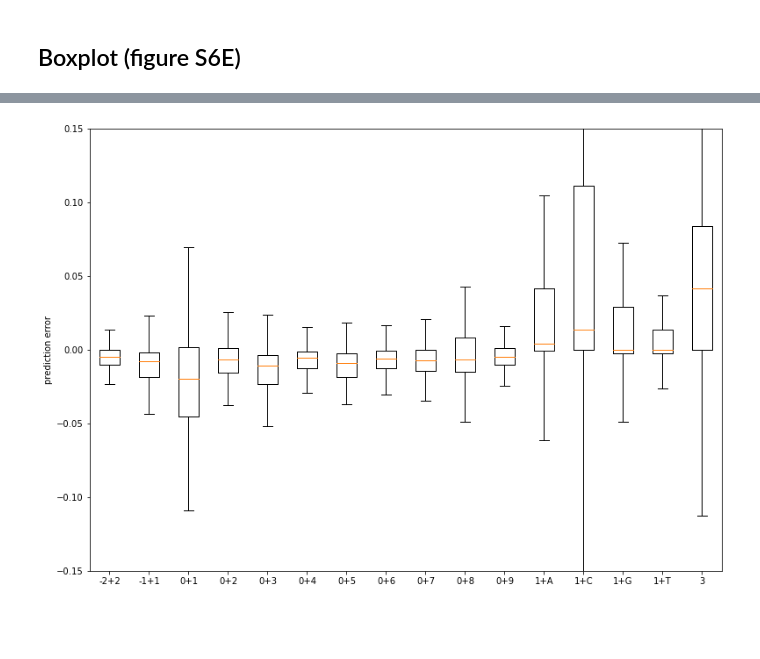
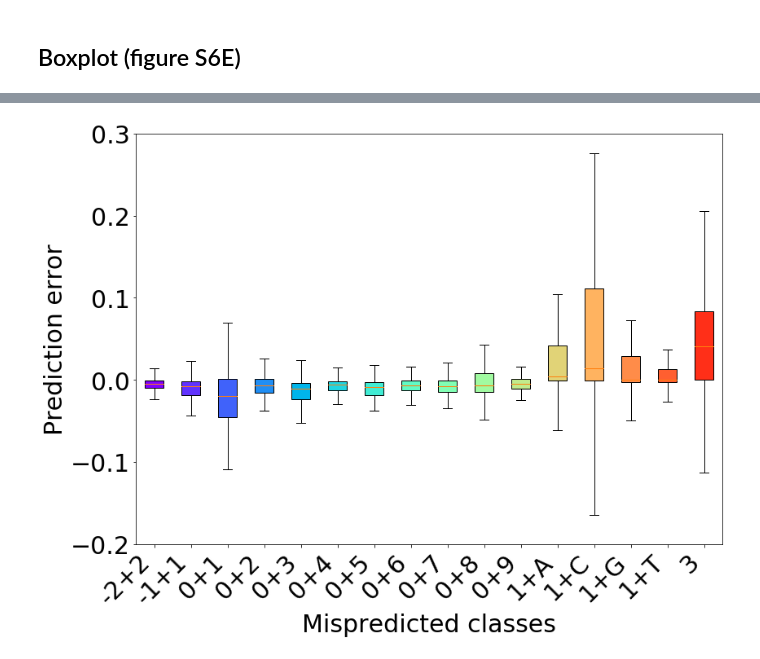
Before and after one commit to trdvangraft/mlbio, a Jupyter notebook: Data visualisations.ipynb, the cells around one changed output, grey strips where cells are left out. Cells and saved outputs as stored; diff of their text form; code cells hidden in the pictures; blank space fills up the shorter version.

Commit message:
final figures

```diff
--- a/Data visualisations.ipynb
+++ b/Data visualisations.ipynb
@@ -133,17 +132,27 @@ plt.show()
 # %%
+import matplotlib.cm as cm
+
 dataArray = []
 for i in range(0,16):
     dataArray.append(Boxplotdata2[i])
 
 fig = plt.figure(figsize =(10, 7))
 ax = fig.add_axes([0, 0, 1, 1])
 labels = ['-2+2', '-1+1','0+1','0+2','0+3','0+4','0+5','0+6','0+7','0+8','0+9','1+A','1+C','1+G','1+T','3']
 
-bp = ax.boxplot(dataArray,labels=labels,showfliers=False)
+bp = ax.boxplot(dataArray,patch_artist=True,labels=labels,showfliers=False)
 
-plt.ylabel("prediction error")
-plt.ylim([-0.15, 0.15])
+cm = plt.cm.get_cmap('rainbow')
+colors = [cm(val/len(dataArray)) for val in range(len(dataArray))]
+for patch, color in zip(bp['boxes'], colors):
+    patch.set_facecolor(color)
+
+plt.ylabel("Prediction error",fontsize=30)
+plt.xlabel("Mispredicted classes",fontsize=30)
+plt.xticks(rotation=45, ha='right',fontsize=30)
+plt.ylim([-0.2, 0.3])
+plt.yticks(fontsize=30)
 
 plt.show()
 # %% [output]
-[figure, old version]
+[figure, new version]
```
Also changed, not shown: parts of 5 cells of this notebook, 8 other files.
